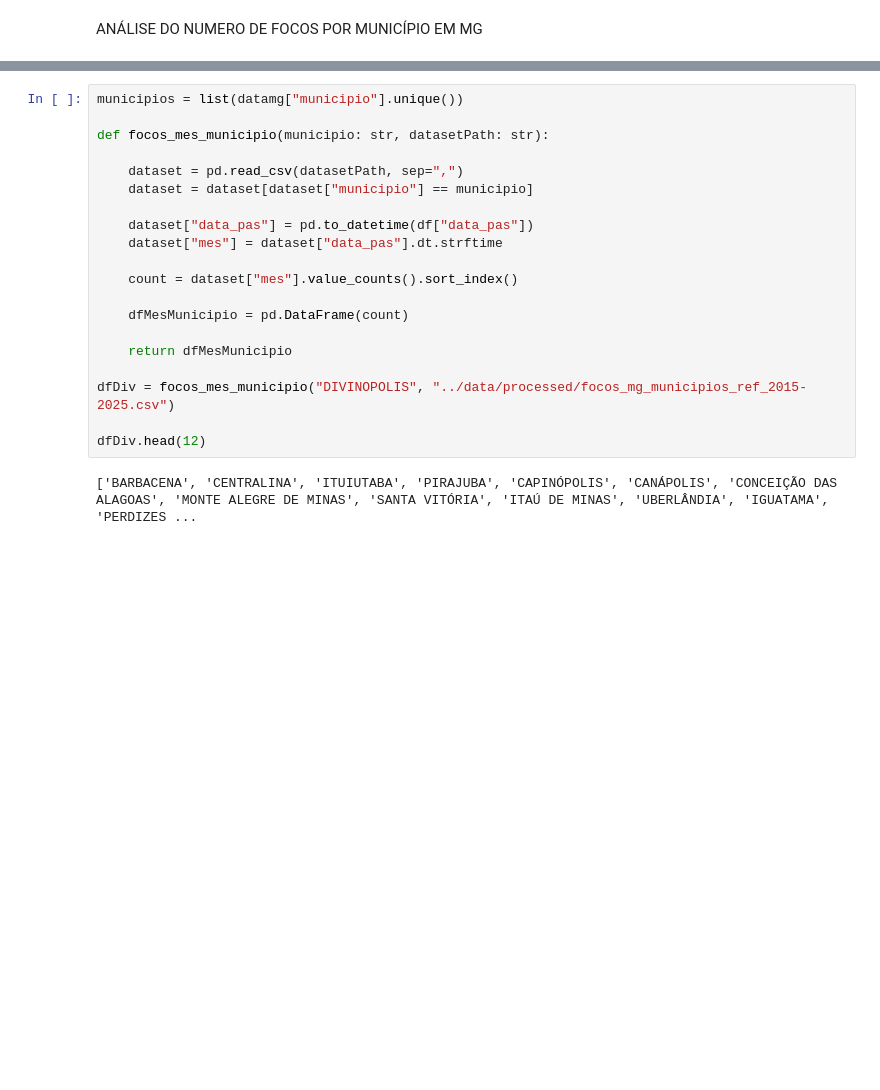
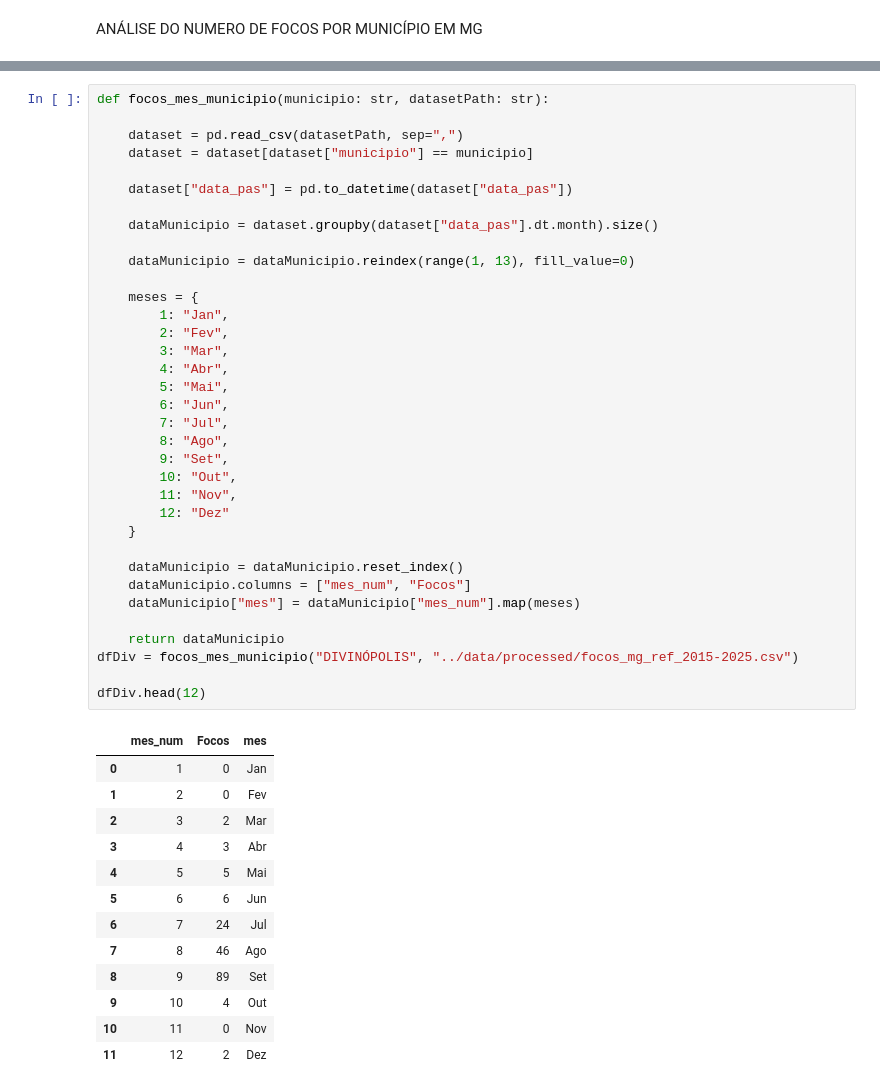
Before and after one commit to jvrezendem/analiseIncendioBR, a Jupyter notebook: notebooks/serieHistorica.ipynb, the cells around one changed output, grey strips where cells are left out. Saved outputs shown, nothing was run; the diff lists cells and outputs as text; blank space fills up the shorter version.

```diff
--- a/notebooks/serieHistorica.ipynb
+++ b/notebooks/serieHistorica.ipynb
@@ -156,24 +167,51 @@ dataMunicipiosMG.head(10)
 | 8 | BURITIZEIRO | 885 |
 | 9 | JAÍBA | 879 |
 # %%
-municipios = list(datamg["municipio"].unique())
-
 def focos_mes_municipio(municipio: str, datasetPath: str):
 
     dataset = pd.read_csv(datasetPath, sep=",")
     dataset = dataset[dataset["municipio"] == municipio]
 
-    dataset["data_pas"] = pd.to_datetime(df["data_pas"])
-    dataset["mes"] = dataset["data_pas"].dt.strftime
+    dataset["data_pas"] = pd.to_datetime(dataset["data_pas"])
 
-    count = dataset["mes"].value_counts().sort_index()
+    dataMunicipio = dataset.groupby(dataset["data_pas"].dt.month).size()
 
-    dfMesMunicipio = pd.DataFrame(count)
+    dataMunicipio = dataMunicipio.reindex(range(1, 13), fill_value=0)
 
-    return dfMesMunicipio
+    meses = {
+        1: "Jan",
+        2: "Fev",
+        3: "Mar",
+        4: "Abr",
+        5: "Mai",
+        6: "Jun",
+        7: "Jul",
+        8: "Ago",
+        9: "Set",
+        10: "Out",
+        11: "Nov",
+        12: "Dez"
+    }
 
-dfDiv = focos_mes_municipio("DIVINOPOLIS", "../data/processed/focos_mg_municipios_ref_2015-2025.csv")
+    dataMunicipio = dataMunicipio.reset_index()
+    dataMunicipio.columns = ["mes_num", "Focos"]
+    dataMunicipio["mes"] = dataMunicipio["mes_num"].map(meses)
+
+    return dataMunicipio
+dfDiv = focos_mes_municipio("DIVINÓPOLIS", "../data/processed/focos_mg_ref_2015-2025.csv")
 
 dfDiv.head(12)
 # %% [output]
-['BARBACENA', 'CENTRALINA', 'ITUIUTABA', 'PIRAJUBA', 'CAPINÓPOLIS', 'CANÁPOLIS', 'CONCEIÇÃO DAS ALAGOAS', 'MONTE ALEGRE DE MINAS', 'SANTA VITÓRIA', 'ITAÚ DE MINAS', 'UBERLÂNDIA', 'IGUATAMA', 'PERDIZES ...
+|  | mes_num | Focos | mes |
+| 0 | 1 | 0 | Jan |
+| 1 | 2 | 0 | Fev |
+| 2 | 3 | 2 | Mar |
+| 3 | 4 | 3 | Abr |
+| 4 | 5 | 5 | Mai |
+| 5 | 6 | 6 | Jun |
+| 6 | 7 | 24 | Jul |
+| 7 | 8 | 46 | Ago |
+| 8 | 9 | 89 | Set |
+| 9 | 10 | 4 | Out |
+| 10 | 11 | 0 | Nov |
+| 11 | 12 | 2 | Dez |
```
Also changed, not shown: parts of 3 cells of this notebook, 1 other file.
